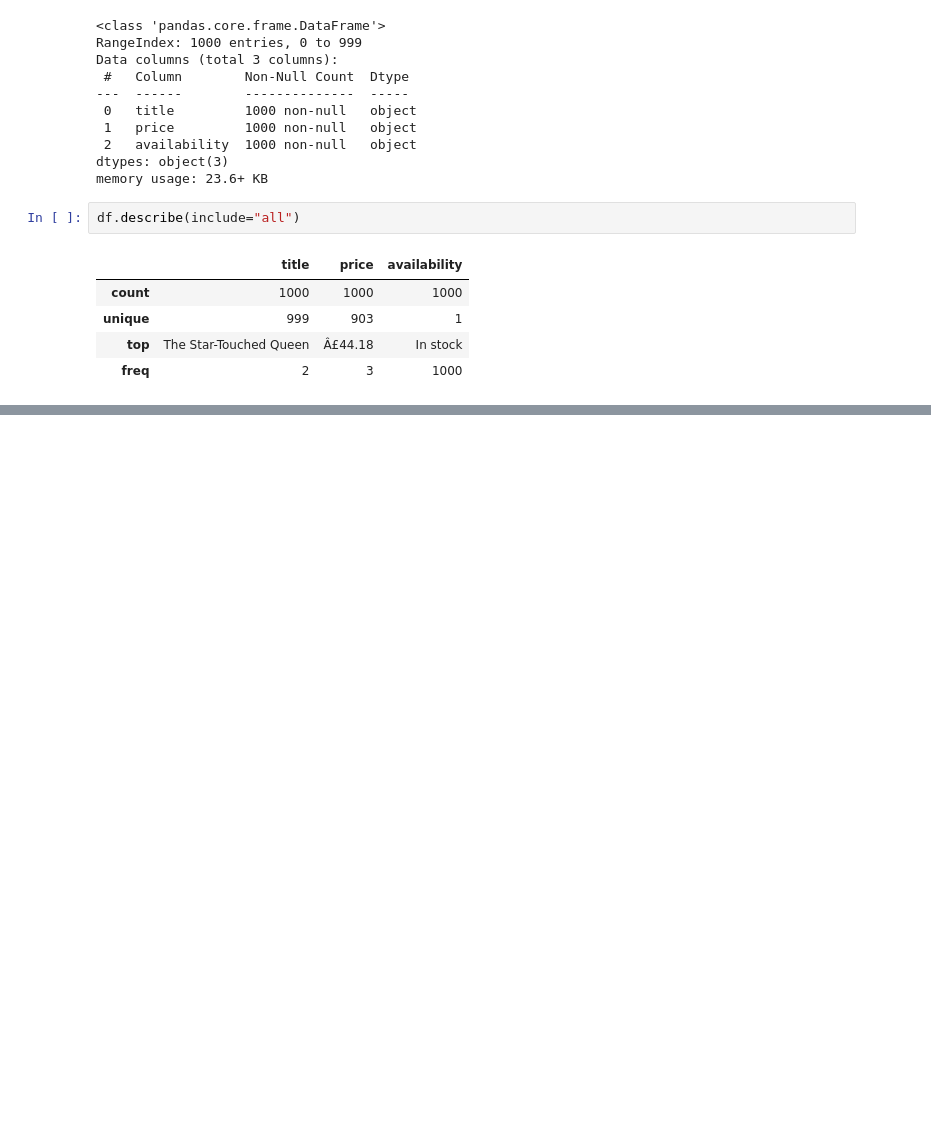
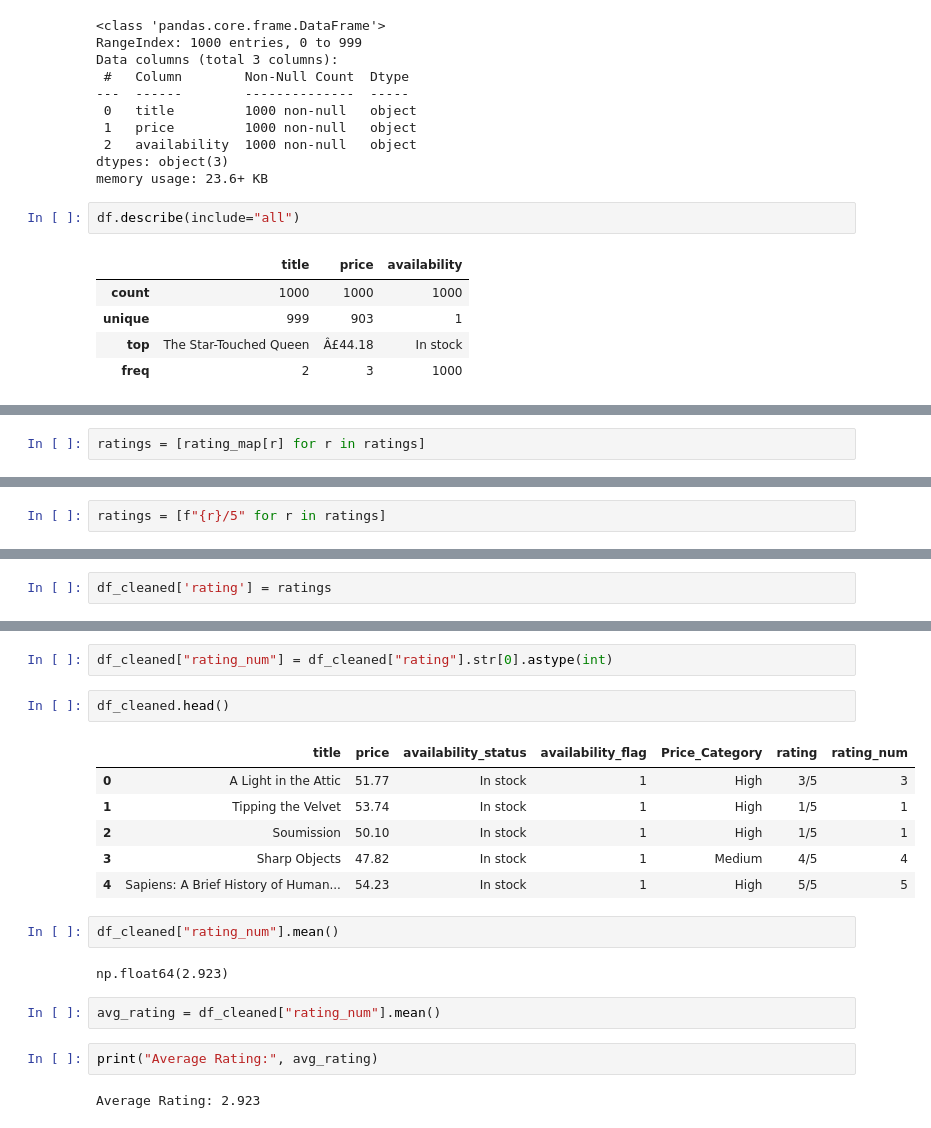
Before and after one commit to Kanna0409/Projects, a Jupyter notebook: The Book Analytics Project/scrape_books.ipynb, the cells around one changed output, grey strips where cells are left out. Cells and saved outputs as stored; diff of their text form; blank space fills up the shorter version.

```diff
--- a/The Book Analytics Project/scrape_books.ipynb
+++ b/The Book Analytics Project/scrape_books.ipynb
@@ -288,0 +461,2 @@ df.describe(include="all")
+# %%
+ratings = [rating_map[r] for r in ratings]
@@ -288,0 +483,2 @@ df.describe(include="all")
+# %%
+ratings = [f"{r}/5" for r in ratings]
@@ -288,0 +518,2 @@ df.describe(include="all")
+# %%
+df_cleaned['rating'] = ratings
@@ -288,0 +539,21 @@ df.describe(include="all")
+# %%
+df_cleaned["rating_num"] = df_cleaned["rating"].str[0].astype(int)
+# %%
+df_cleaned.head()
+# %% [output]
+|  | title | price | availability_status | availability_flag | Price_Category | rating | rating_num |
+| 0 | A Light in the Attic | 51.77 | In stock | 1 | High | 3/5 | 3 |
+| 1 | Tipping the Velvet | 53.74 | In stock | 1 | High | 1/5 | 1 |
+| 2 | Soumission | 50.10 | In stock | 1 | High | 1/5 | 1 |
+| 3 | Sharp Objects | 47.82 | In stock | 1 | Medium | 4/5 | 4 |
+| 4 | Sapiens: A Brief History of Human... | 54.23 | In stock | 1 | High | 5/5 | 5 |
+# %%
+df_cleaned["rating_num"].mean()
+# %% [output]
+np.float64(2.923)
+# %%
+avg_rating = df_cleaned["rating_num"].mean()
+# %%
+print("Average Rating:", avg_rating)
+# %% [output]
+Average Rating: 2.923
```
Also changed, not shown: parts of 40 cells of this notebook, 3 other files.
